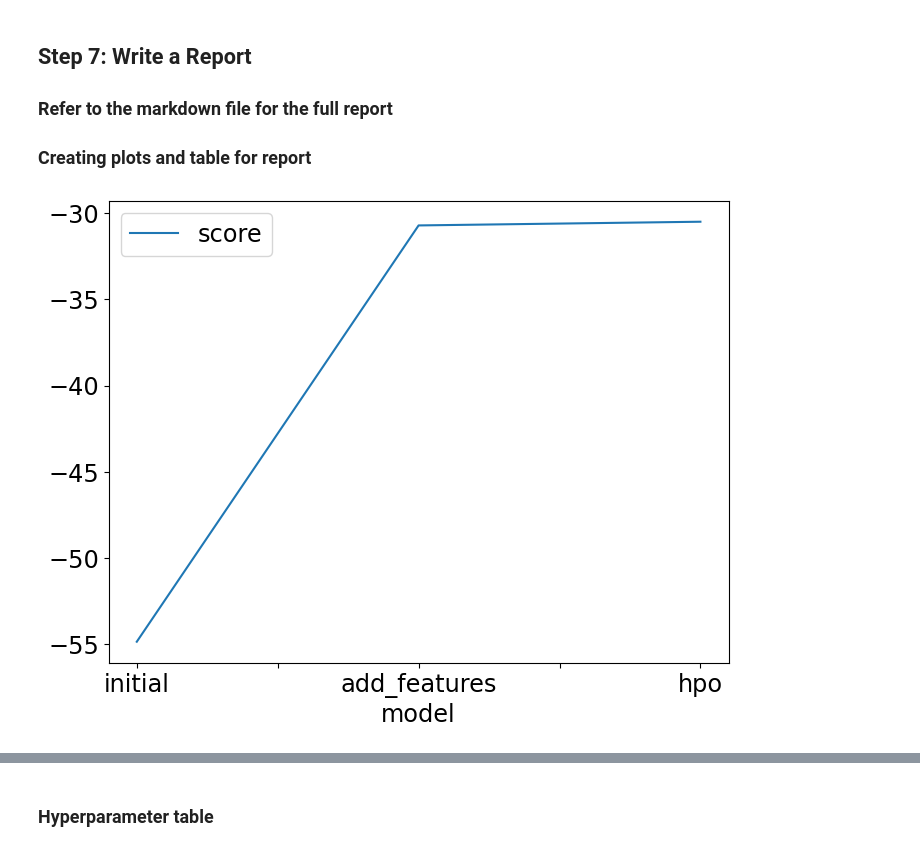
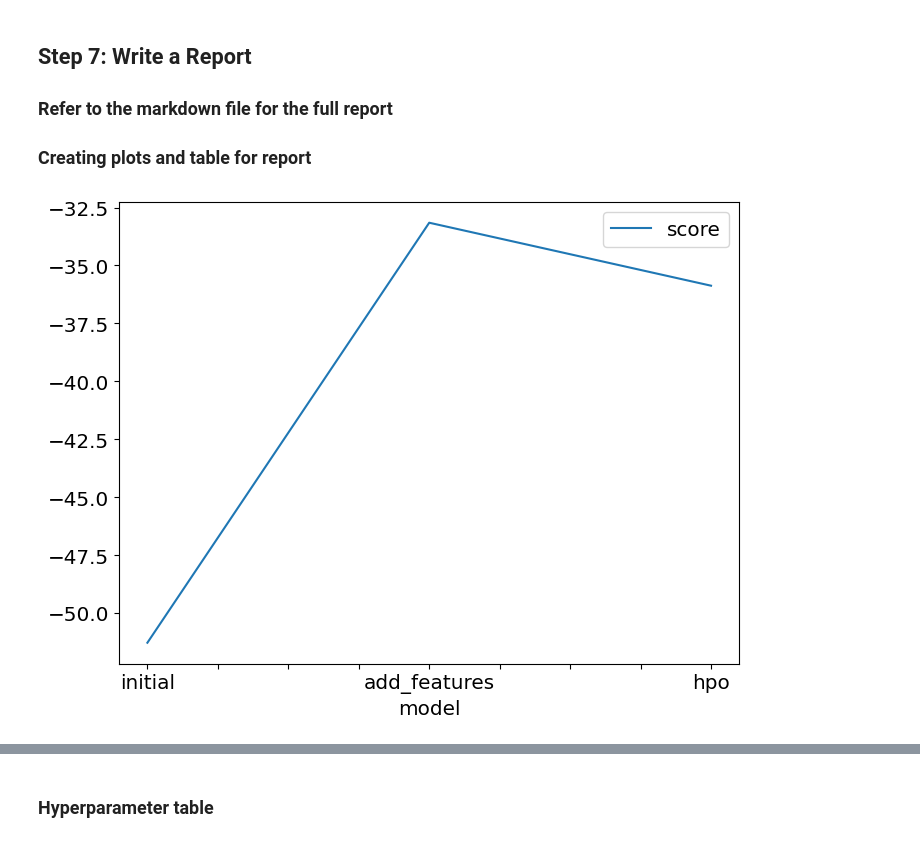
Before and after one commit to castroisabel/MLE-udacity, a Jupyter notebook: bike-sharing-demand/project_notebook.ipynb, the cells around one changed output, grey strips where cells are left out. Saved outputs shown, nothing was run; the diff lists cells and outputs as text; code cells hidden in the pictures.

```diff
--- a/bike-sharing-demand/project_notebook.ipynb
+++ b/bike-sharing-demand/project_notebook.ipynb
@@ -82,18 +100,18 @@ import matplotlib.pyplot as plt
 import pandas as pd
 from autogluon.tabular import TabularPredictor
 
-params = {'legend.fontsize':'xx-large',
+params = {'legend.fontsize':'x-large',
           'figure.figsize':(16,13),
-          'axes.labelsize':'xx-large',
-          'axes.titlesize':'xx-large',
-          'xtick.labelsize':'xx-large',
-          'ytick.labelsize':'xx-large'}
+          'axes.labelsize':'x-large',
+          'axes.titlesize':'x-large',
+          'xtick.labelsize':'x-large',
+          'ytick.labelsize':'x-large'}
 
 plt.rcParams.update(params)
 # %%
 # Create the train dataset in pandas by reading the csv
 # Set the parsing of the datetime column so you can use some of the `dt` features in pandas later
-train = pd.read_csv('train.csv')
+train = pd.read_csv('train.csv', parse_dates=['datetime'])
 train.head()
 # %% [output]
 |  | datetime | season | holiday | workingday | weather | temp | atemp | humidity | windspeed | casual | ... |
@@ -477,0 +476,12 @@ TabularPredictor saved. To load, use: predictor = TabularPredictor.load("Autoglu
+# %%
+from autogluon.core.space import Categorical, Int, Real
+
+custom_hyperparameters_hpo = {"RF": {
+    'max_depth': Int(lower=3, upper=30),
+    'max_features': Real(lower=0.1, upper=1.0),
+    'max_samples': Real(lower=0.1, upper=1.0)
+}}
+
+predictor_new_hpo = TabularPredictor(label='count', problem_type='regression', eval_metric='root_mean_squared_error',
+learner_kwargs={'ignored_columns': ['casual', 'registered']}).fit(train_data=train, hyperparameters=custom_hyperparameters_hpo,
+hyperparameter_tune_kwargs='auto', time_limit=600, presets='best_quality')
@@ -545,15 +573,17 @@ submission.csv               2022-12-27 11:39:12  first raw submission
 # %%
 # Taking the top model score from each training run and creating a line plot to show improvement
 # You can create these in the notebook and save them to PNG or use some other tool (e.g. google sheets, excel)
 fig = pd.DataFrame(
     {
         "model": ["initial", "add_features", "hpo"],
-        "score": [-54.841567, -30.725414, -30.510682]
+        "score": [predictor.leaderboard(silent=True)['score_val'][0],
+          predictor_new_features.leaderboard(silent=True)['score_val'][0],
+          predictor_new_hpo.leaderboard(silent=True)['score_val'][0]]
     }
 ).plot(x="model", y="score", figsize=(8, 6)).get_figure()
-fig.savefig('model_train_score.png')
+fig.savefig('img/model_train_score.png')
 # %% [output]
-[figure, old version]
+[figure, new version]
 # %%
 # Take the 3 kaggle scores and creating a line plot to show improvement
 fig = pd.DataFrame(
```
Also changed, not shown: parts of 28 cells of this notebook, 2 other files.
